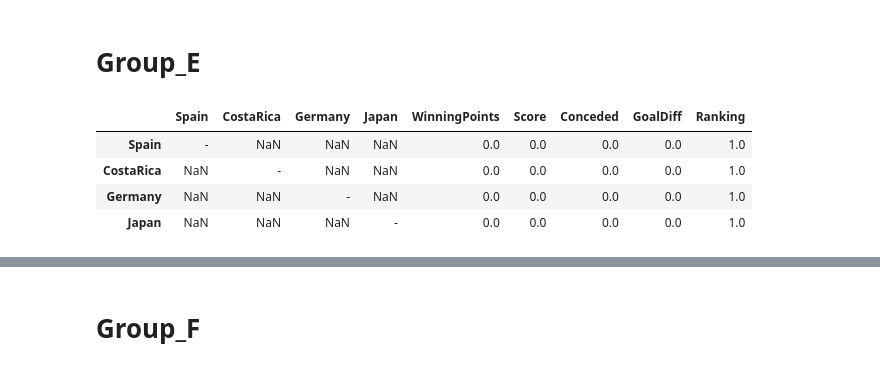
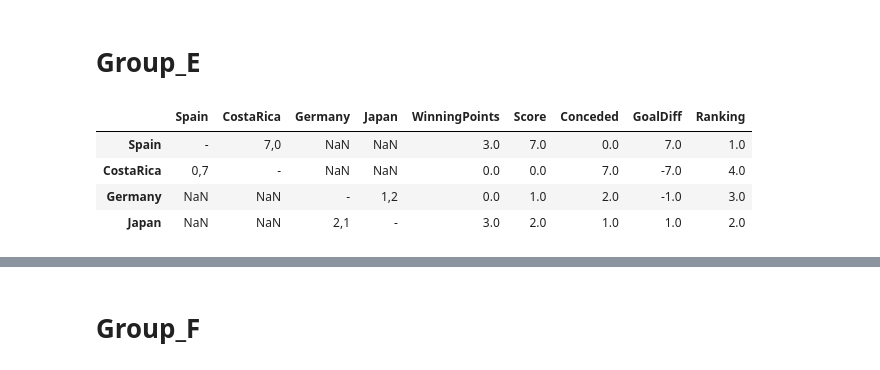
Before and after one commit to Jhosua-a/WCup2022, a Jupyter notebook: WCup2022_GroupLeage.ipynb, the cells around one changed output, grey strips where cells are left out. Drawn from its saved outputs; the diff is of its cells as text; code cells hidden in the pictures.

```diff
--- a/WCup2022_GroupLeage.ipynb
+++ b/WCup2022_GroupLeage.ipynb
@@ -332,21 +329,21 @@ Group_E_RoundRobin = pd.DataFrame(columns=Group_E_Team_list, index=Group_E_Team_
 for team in Group_E_Team_list:
     Group_E_RoundRobin.at[team, team] = "-"
 # %%
-#Group_E_RoundRobin.iat[0, 1], Group_E_RoundRobin.iat[1, 0] = '0,2' , '2,0'
-#Group_E_RoundRobin.iat[2, 3], Group_E_RoundRobin.iat[3, 2] = '0,2' , '2,0'
+Group_E_RoundRobin.iat[0, 1], Group_E_RoundRobin.iat[1, 0] = '7,0' , '0,7'
+Group_E_RoundRobin.iat[2, 3], Group_E_RoundRobin.iat[3, 2] = '1,2' , '2,1'
 
 #Group_E_RoundRobin.iat[0, 2], Group_E_RoundRobin.iat[2, 0] = '0,2' , '2,0'
 #Group_E_RoundRobin.iat[1, 3], Group_E_RoundRobin.iat[3, 1] = '0,2' , '2,0'
 
 #Group_E_RoundRobin.iat[0, 3], Group_E_RoundRobin.iat[3, 0] = '0,2' , '2,0'
 #Group_E_RoundRobin.iat[1, 2], Group_E_RoundRobin.iat[2, 1] = '0,2' , '2,0'
 Ranking(Group_E_RoundRobin)
 # %% [output]
 |  | Spain | CostaRica | Germany | Japan | WinningPoints | Score | Conceded | GoalDiff | Ranking |
-| Spain | - | NaN | NaN | NaN | 0.0 | 0.0 | 0.0 | 0.0 | 1.0 |
-| CostaRica | NaN | - | NaN | NaN | 0.0 | 0.0 | 0.0 | 0.0 | 1.0 |
-| Germany | NaN | NaN | - | NaN | 0.0 | 0.0 | 0.0 | 0.0 | 1.0 |
-| Japan | NaN | NaN | NaN | - | 0.0 | 0.0 | 0.0 | 0.0 | 1.0 |
+| Spain | - | 7,0 | NaN | NaN | 3.0 | 7.0 | 0.0 | 7.0 | 1.0 |
+| CostaRica | 0,7 | - | NaN | NaN | 0.0 | 0.0 | 7.0 | -7.0 | 4.0 |
+| Germany | NaN | NaN | - | 1,2 | 0.0 | 1.0 | 2.0 | -1.0 | 3.0 |
+| Japan | NaN | NaN | 2,1 | - | 3.0 | 2.0 | 1.0 | 1.0 | 2.0 |
 # %%
 Ranking_num_E, Ranking_probability_E = RankingProbability(Group_E_RoundRobin.copy())
 # %% [output]
```
Also changed, not shown: parts of 21 cells of this notebook, 1 other file.
